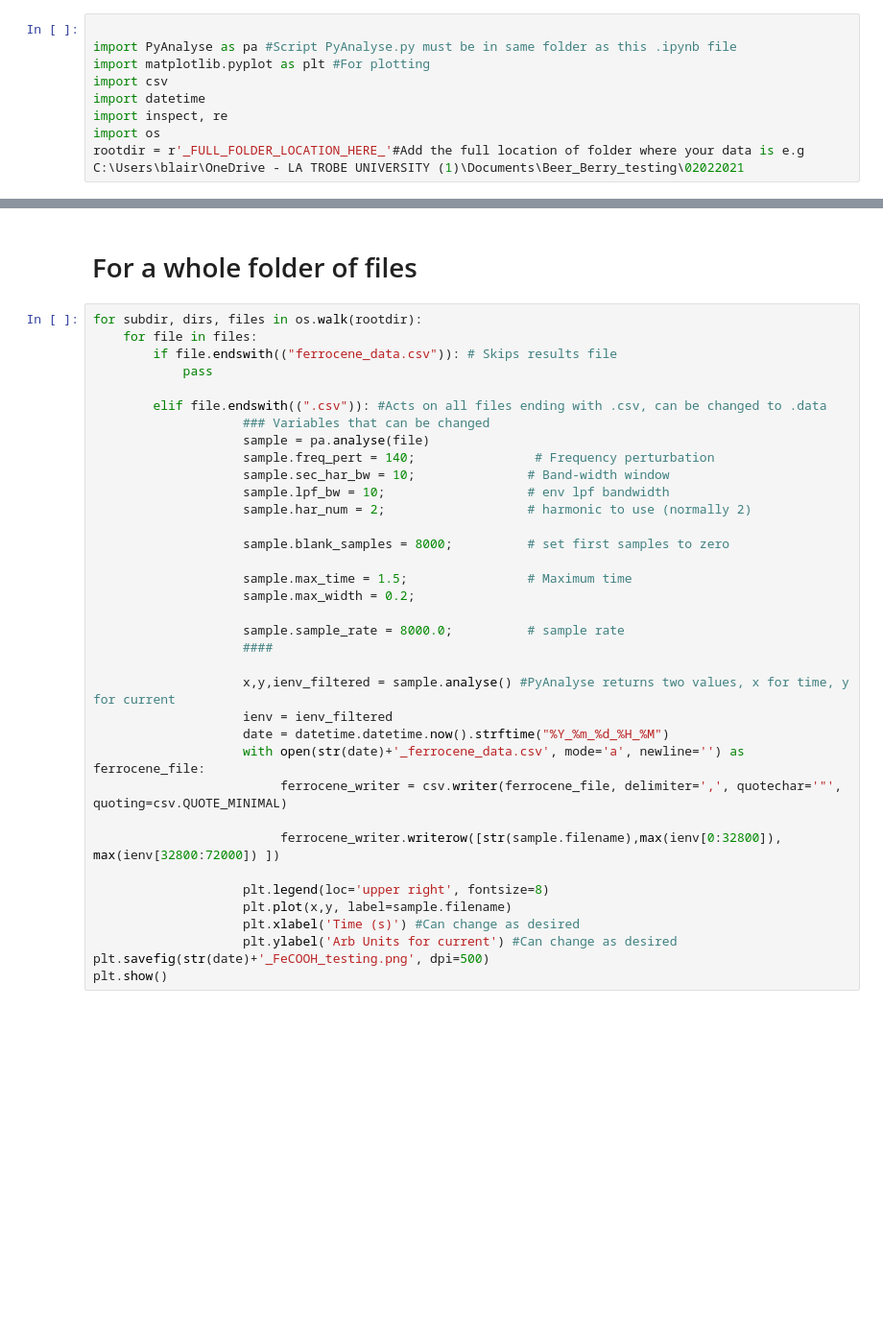
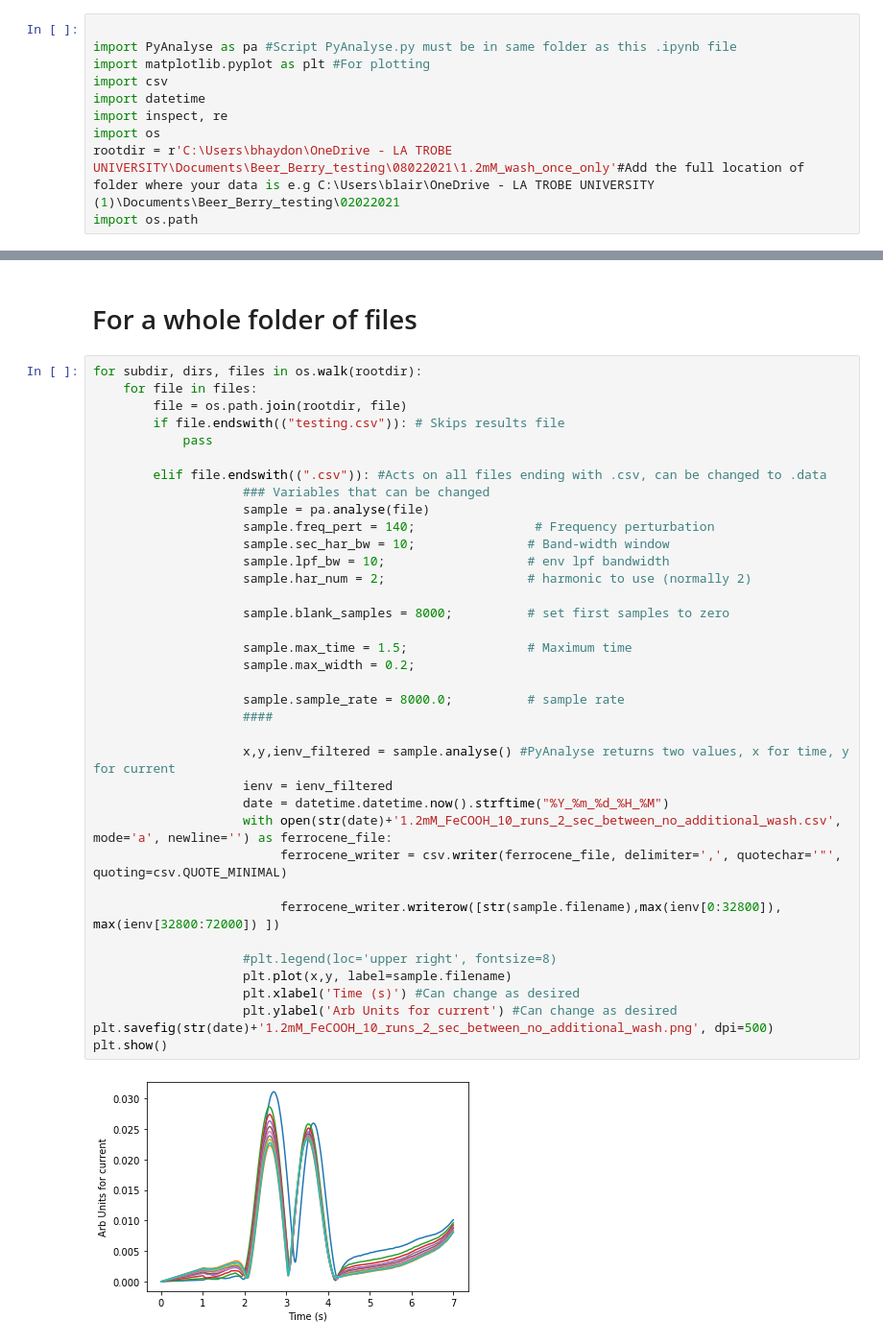
Before and after one commit to blairium/BeerBerry, a Jupyter notebook: Single_and_batch_analysis.ipynb, the cells around one changed output, grey strips where cells are left out. Shown at 96% size. Drawn from its saved outputs; the diff is of its cells as text; blank space fills up the shorter version.

```diff
--- a/Single_and_batch_analysis.ipynb
+++ b/Single_and_batch_analysis.ipynb
@@ -6,7 +6,8 @@ import csv
 import datetime
 import inspect, re
 import os
-rootdir = r'_FULL_FOLDER_LOCATION_HERE_'#Add the full location of folder where your data is e.g C:\Users\blair\OneDrive - LA TROBE UNIVERSITY (1)\Documents\Beer_Berry_testing\02022021
+rootdir = r'C:\Users\bhaydon\OneDrive - LA TROBE UNIVERSITY\Documents\Beer_Berry_testing\08022021\1.2mM_wash_once_only'#Add the full location of folder where your data is e.g C:\Users\blair\OneDrive - LA TROBE UNIVERSITY (1)\Documents\Beer_Berry_testing\02022021
+import os.path
 # %% [markdown]
 # For a single file
 # %%
@@ -40,36 +39,39 @@ FileNotFoundError: [Errno 2] File FeCOOH_0_2mM_S1.csv does not exist: 'FeCOOH_0_
 # %%
 for subdir, dirs, files in os.walk(rootdir):
     for file in files:
-        if file.endswith(("ferrocene_data.csv")): # Skips results file
+        file = os.path.join(rootdir, file)
+        if file.endswith(("testing.csv")): # Skips results file
             pass
 
         elif file.endswith((".csv")): #Acts on all files ending with .csv, can be changed to .data
                     ### Variables that can be changed
                     sample = pa.analyse(file)
                     sample.freq_pert = 140;                # Frequency perturbation
                     sample.sec_har_bw = 10;               # Band-width window
                     sample.lpf_bw = 10;                   # env lpf bandwidth
                     sample.har_num = 2;                   # harmonic to use (normally 2)
 
                     sample.blank_samples = 8000;          # set first samples to zero
 
                     sample.max_time = 1.5;                # Maximum time
                     sample.max_width = 0.2;
 
                     sample.sample_rate = 8000.0;          # sample rate
                     ####
 
                     x,y,ienv_filtered = sample.analyse() #PyAnalyse returns two values, x for time, y for current
                     ienv = ienv_filtered
                     date = datetime.datetime.now().strftime("%Y_%m_%d_%H_%M")
-                    with open(str(date)+'_ferrocene_data.csv', mode='a', newline='') as ferrocene_file:
+                    with open(str(date)+'1.2mM_FeCOOH_10_runs_2_sec_between_no_additional_wash.csv', mode='a', newline='') as ferrocene_file:
                          ferrocene_writer = csv.writer(ferrocene_file, delimiter=',', quotechar='"', quoting=csv.QUOTE_MINIMAL)
 
                          ferrocene_writer.writerow([str(sample.filename),max(ienv[0:32800]), max(ienv[32800:72000]) ])
 
-                    plt.legend(loc='upper right', fontsize=8)
+                    #plt.legend(loc='upper right', fontsize=8)
                     plt.plot(x,y, label=sample.filename)
                     plt.xlabel('Time (s)') #Can change as desired
                     plt.ylabel('Arb Units for current') #Can change as desired
-plt.savefig(str(date)+'_FeCOOH_testing.png', dpi=500)
+plt.savefig(str(date)+'1.2mM_FeCOOH_10_runs_2_sec_between_no_additional_wash.png', dpi=500)
 plt.show()
+# %% [output]
+[figure, added]
```
Also changed, not shown: parts of 2 cells of this notebook, 5 other files.
